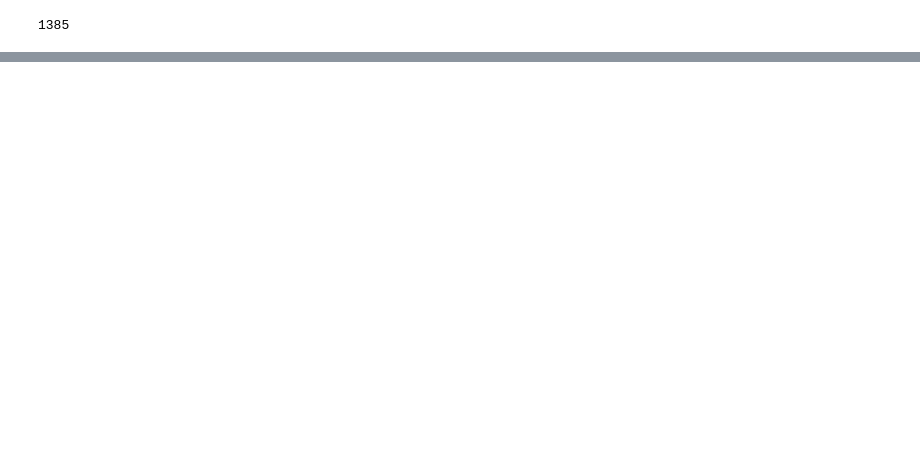
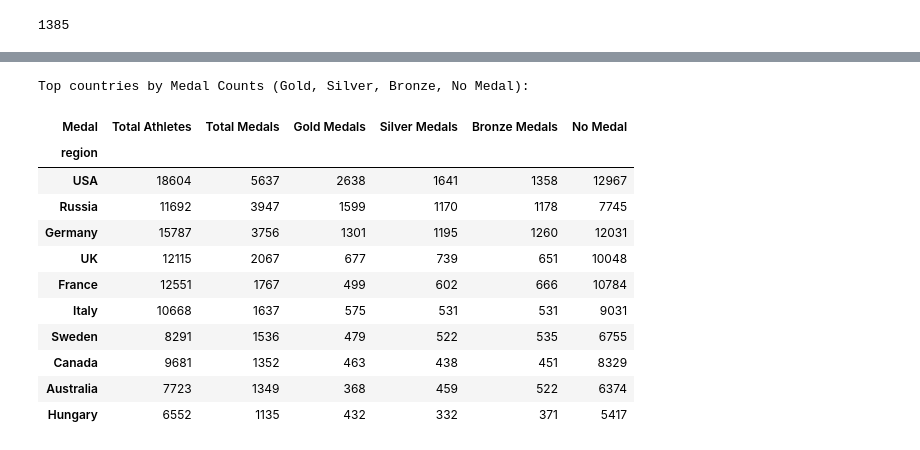
Before and after one commit to chaule146/Group-assessment, a Jupyter notebook: Python Group.ipynb, the cells around one changed output, grey strips where cells are left out. Drawn from its saved outputs; the diff is of its cells as text; code cells hidden in the pictures; blank space fills up the shorter version.

```diff
--- a/Python Group.ipynb
+++ b/Python Group.ipynb
@@ -135,0 +251,38 @@ report_df.head()
+# %%
+medals_by_country = report_df.pivot_table(
+    index='region',    # Countries will be the rows
+    columns='Medal',   # Medal types will be the columns
+    aggfunc='size',    # Count the number of occurrences
+    fill_value=0       # Fill missing values with 0 (for No Medal)
+)
+
+medals_by_country = medals_by_country.rename(columns={'Gold': 'Gold Medals',
+                                                      'Silver': 'Silver Medals',
+                                                      'Bronze': 'Bronze Medals',
+                                                      'No Medal': 'No Medal'})
+
+medals_by_country['Total Medals'] = medals_by_country[['Gold Medals', 'Silver Medals', 'Bronze Medals']].sum(axis=1)
+medals_by_country['Total Athletes'] = medals_by_country[['Total Medals', 'No Medal']].sum(axis=1)
+
+medals_by_country = medals_by_country.sort_values(by='Total Medals', ascending=False)
+
+column_order = ['Total Athletes','Total Medals','Gold Medals', 'Silver Medals', 'Bronze Medals', 'No Medal']
+
+medals_by_country = medals_by_country[column_order]
+
+print("\nTop countries by Medal Counts (Gold, Silver, Bronze, No Medal):")
+medals_by_country.head(10)
+# %% [output]
+Top countries by Medal Counts (Gold, Silver, Bronze, No Medal):
+| Medal | Total Athletes | Total Medals | Gold Medals | Silver Medals | Bronze Medals | No Medal |
+| region |  |  |  |  |  |  |
+| USA | 18604 | 5637 | 2638 | 1641 | 1358 | 12967 |
+| Russia | 11692 | 3947 | 1599 | 1170 | 1178 | 7745 |
+| Germany | 15787 | 3756 | 1301 | 1195 | 1260 | 12031 |
+| UK | 12115 | 2067 | 677 | 739 | 651 | 10048 |
+| France | 12551 | 1767 | 499 | 602 | 666 | 10784 |
+| Italy | 10668 | 1637 | 575 | 531 | 531 | 9031 |
+| Sweden | 8291 | 1536 | 479 | 522 | 535 | 6755 |
+| Canada | 9681 | 1352 | 463 | 438 | 451 | 8329 |
+| Australia | 7723 | 1349 | 368 | 459 | 522 | 6374 |
+| Hungary | 6552 | 1135 | 432 | 332 | 371 | 5417 |
```
Also changed, not shown: parts of 34 cells of this notebook.
